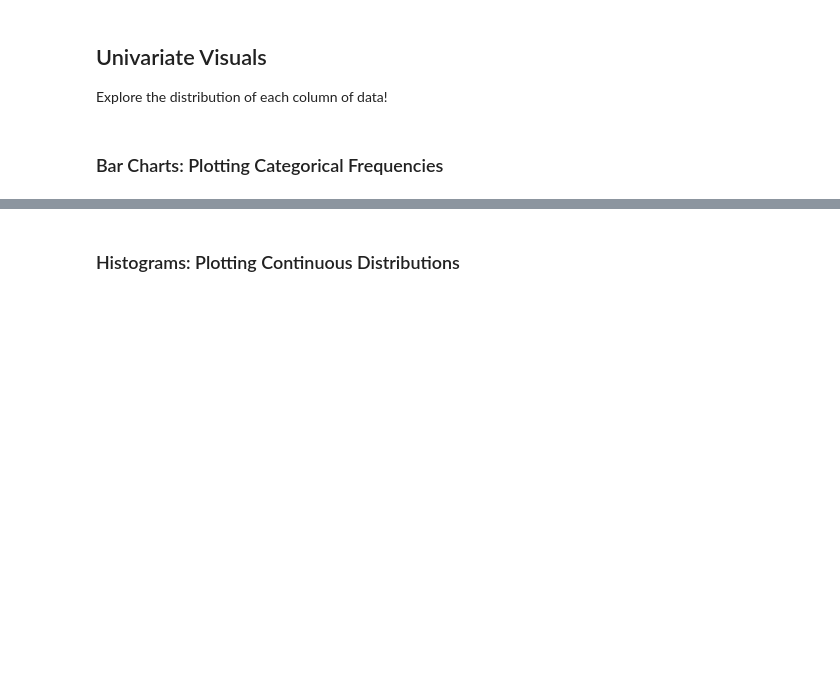
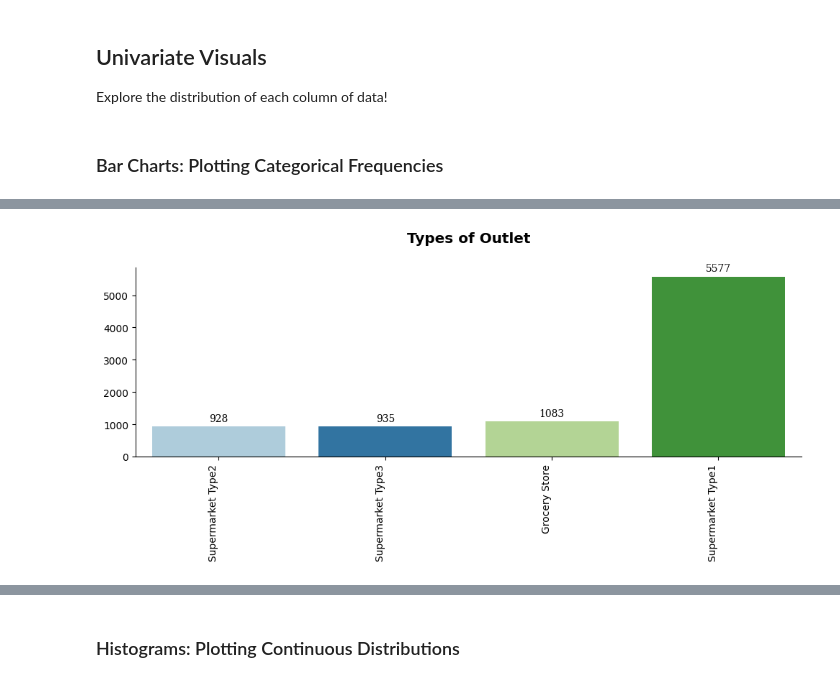
Before and after one commit to QianFu520/Food-Sales-Predictions, a Jupyter notebook: Part 2-Visualizations for Exploratory Data Analysis (EDA).ipynb, the cells around one changed output, grey strips where cells are left out. Drawn from its saved outputs; the diff is of its cells as text; code cells hidden in the pictures; blank space fills up the shorter version.

```diff
--- a/Part 2-Visualizations for Exploratory Data Analysis (EDA).ipynb
+++ b/Part 2-Visualizations for Exploratory Data Analysis (EDA).ipynb
@@ -209,0 +160,4 @@ plt.show()
+# %%
+Outlet_Type_fig,ax = bar_charts(df, 'Outlet_Type', 'Outlet')
+# %% [output]
+[figure, added]
```
Also changed, not shown: parts of 33 cells of this notebook.
